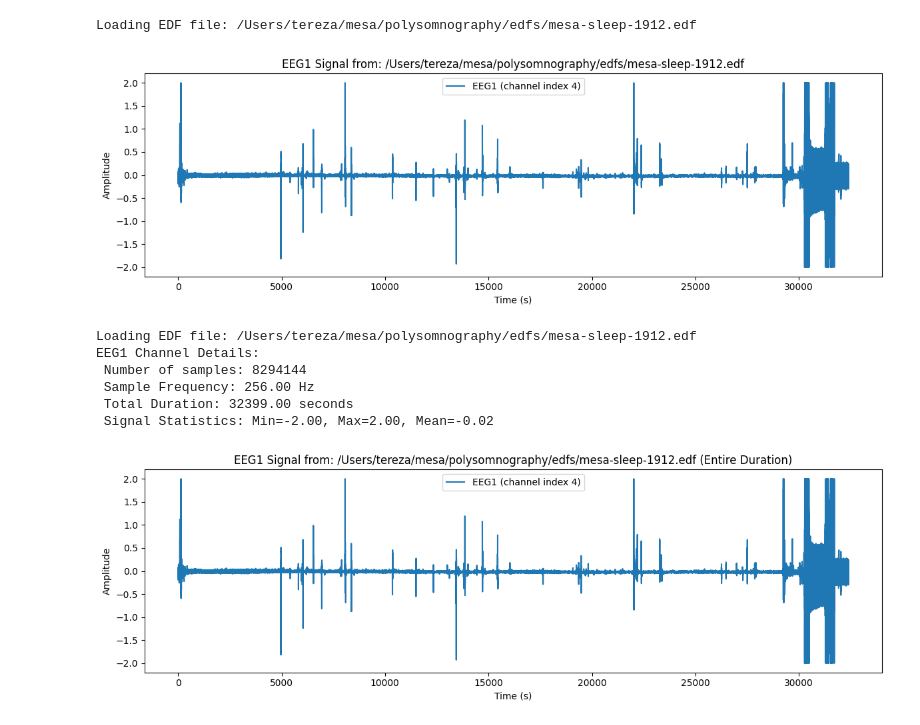
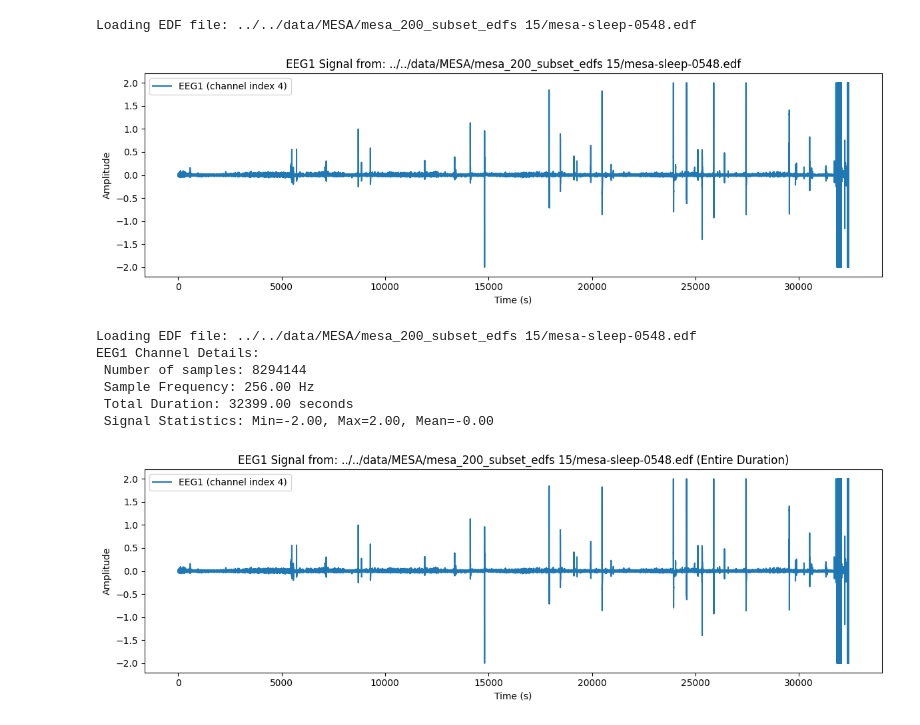
Before and after one commit to kimberlyliang/STAT-4830-GOALZ-project, a Jupyter notebook: notebooks/mesa_code/mesa_data_exploration.ipynb, the cells around one changed output. Saved outputs shown, nothing was run; the diff lists cells and outputs as text; code cells hidden in the pictures.

```diff
--- a/notebooks/mesa_code/mesa_data_exploration.ipynb
+++ b/notebooks/mesa_code/mesa_data_exploration.ipynb
@@ -5,0 +10,2 @@ import seaborn as sns
+# %%
+base_path = base_path = "../../data/MESA"
@@ -6,13 +16,5 @@ import seaborn as sns
 # %%
 # --- New code cell: Summarize folder contents ---
-
-import os
-from datetime import datetime
-from PIL import Image  # For image file dimension extraction
-
-# Base directory you want to scan
-base_path = "data/MESA"
-
 # Dictionary to store the summary for each folder
 folder_summary = {}
 
@@ -170,15 +178,8 @@ Header:
 ----------------------------------------
 # %%
 # --- New code cell: Plot the EEG1 signal for the first subject ---
-
-import os
-import pyedflib
-import matplotlib.pyplot as plt
-import numpy as np
-
 # Ensure edf_path_list is available from the previous cell; otherwise, rebuild it.
 if 'edf_path_list' not in globals():
-    base_path = "/Users/tereza/mesa"
     edf_path_list = []
     for root, dirs, files in os.walk(base_path):
         for file in files:
@@ -201,46 +202,39 @@ else:
         # Attempt to find the channel labeled "EEG1"
         found_channel_index = None
         for i in range(n_channels):
             label = reader.getLabel(i).strip().upper()  # standardize label for comparison
             if label == "EEG1":
                 found_channel_index = i
                 break
 
         if found_channel_index is None:
             print("EEG1 channel not found in the file.")
         else:
             # Read the signal data and get the sample frequency
             signal = reader.readSignal(found_channel_index)
             sfreq = reader.getSampleFrequency(found_channel_index)
             t = np.arange(len(signal)) / sfreq  # time axis in seconds
 
             # Plot the signal
             plt.figure(figsize=(12, 4))
             plt.plot(t, signal, label=f"EEG1 (channel index {found_channel_index})")
             plt.xlabel("Time (s)")
             plt.ylabel("Amplitude")
             plt.title(f"EEG1 Signal from: {edf_file}")
             plt.legend()
             plt.tight_layout()
             plt.show()
 
         reader.close()
     except Exception as e:
         print("Error loading or plotting EDF file:", e)
 # %% [output]
-Loading EDF file: /Users/tereza/mesa/polysomnography/edfs/mesa-sleep-1912.edf
+Loading EDF file: ../../data/MESA/mesa_200_subset_edfs 15/mesa-sleep-0548.edf
-[figure, old version]
+[figure, new version]
 # %%
 # --- New code cell: Plot the EEG1 signal with detailed info for the first subject ---
-
-import os
-import pyedflib
-import matplotlib.pyplot as plt
-import numpy as np
-
 # Ensure edf_path_list is available from a previous cell; if not, rebuild it.
 if 'edf_path_list' not in globals():
-    base_path = "/Users/tereza/mesa"
     edf_path_list = []
     for root, dirs, files in os.walk(base_path):
         for file in files:
@@ -299,10 +293,10 @@ else:
     except Exception as e:
         print("Error loading or plotting EDF file:", e)
 # %% [output]
-Loading EDF file: /Users/tereza/mesa/polysomnography/edfs/mesa-sleep-1912.edf
+Loading EDF file: ../../data/MESA/mesa_200_subset_edfs 15/mesa-sleep-0548.edf
 EEG1 Channel Details:
  Number of samples: 8294144
  Sample Frequency: 256.00 Hz
  Total Duration: 32399.00 seconds
- Signal Statistics: Min=-2.00, Max=2.00, Mean=-0.02
+ Signal Statistics: Min=-2.00, Max=2.00, Mean=-0.00
-[figure, old version]
+[figure, new version]
```
Also changed, not shown: parts of 4 cells of this notebook, 3 other files.
